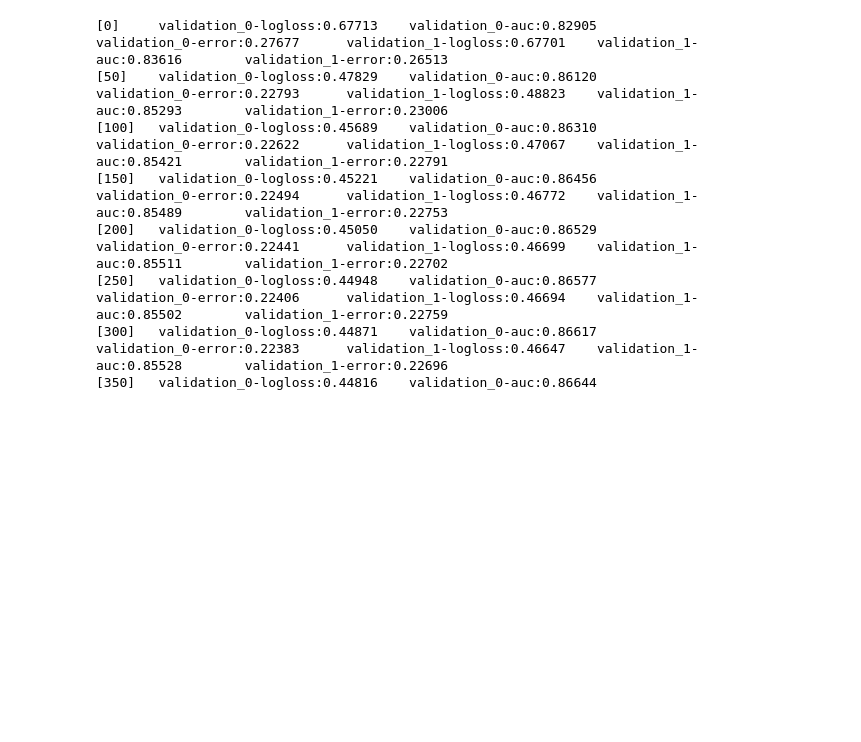
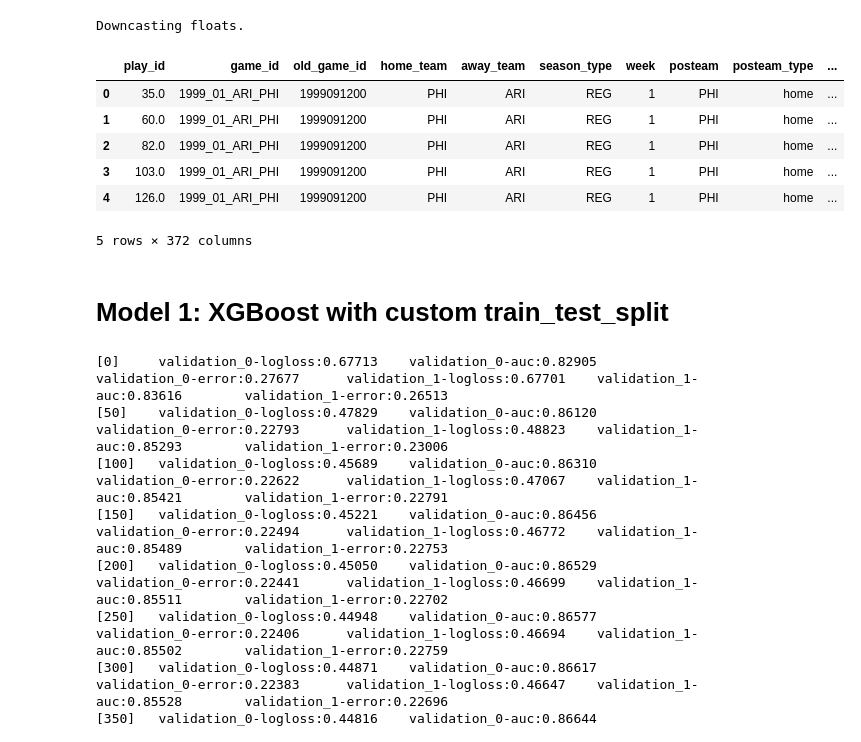
Before and after one commit to jonathanelbailey/nfl-data-models, a Jupyter notebook: notebooks/exploration/eda_nfl_wp_models.ipynb, the cells around one changed output. Cells and saved outputs as stored; diff of their text form; code cells hidden in the pictures; blank space fills up the shorter version.

```diff
--- a/notebooks/exploration/eda_nfl_wp_models.ipynb
+++ b/notebooks/exploration/eda_nfl_wp_models.ipynb
@@ -57,3 +142,20 @@ class WPModel:
+# %%
+import nfl_data_py as nfl
+
+seasons = list(range(1999, 2024, 1))
+pbp_data = nfl.import_pbp_data(seasons, thread_requests=True)
+pbp_data.head()
+# %% [output]
+Downcasting floats.
+|  | play_id | game_id | old_game_id | home_team | away_team | season_type | week | posteam | posteam_type | ... |
+| 0 | 35.0 | 1999_01_ARI_PHI | 1999091200 | PHI | ARI | REG | 1 | PHI | home | ... |
+| 1 | 60.0 | 1999_01_ARI_PHI | 1999091200 | PHI | ARI | REG | 1 | PHI | home | ... |
+| 2 | 82.0 | 1999_01_ARI_PHI | 1999091200 | PHI | ARI | REG | 1 | PHI | home | ... |
+| 3 | 103.0 | 1999_01_ARI_PHI | 1999091200 | PHI | ARI | REG | 1 | PHI | home | ... |
+| 4 | 126.0 | 1999_01_ARI_PHI | 1999091200 | PHI | ARI | REG | 1 | PHI | home | ... |
+5 rows × 372 columns
+# %% [markdown]
+# Model 1: XGBoost with custom train_test_split
 # %%
 from sklearn.model_selection import GroupKFold
 
```
Also changed, not shown: parts of 11 cells of this notebook.
